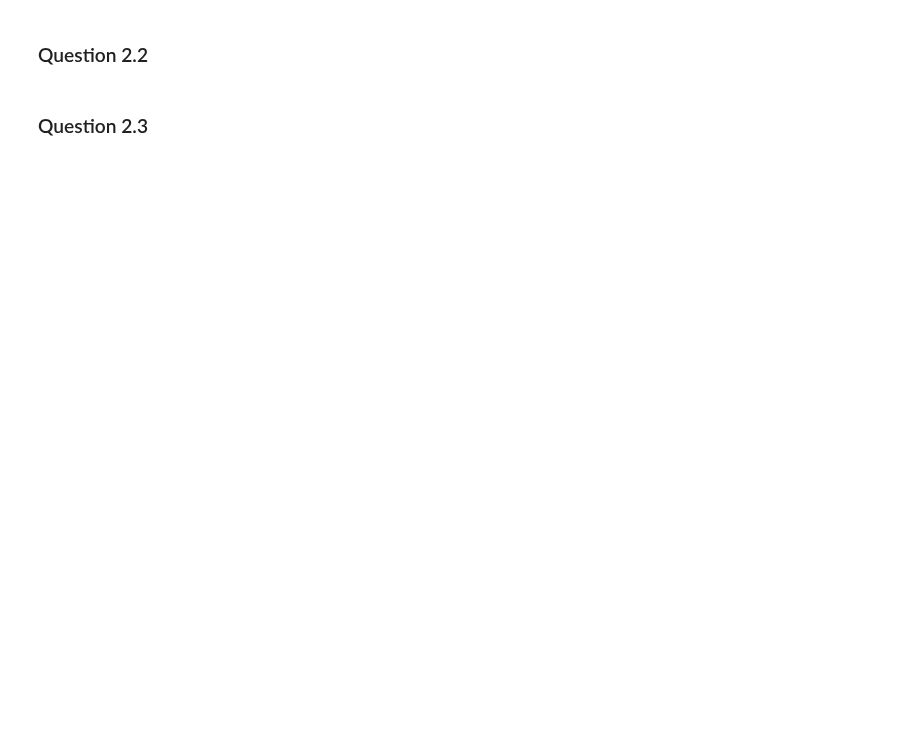
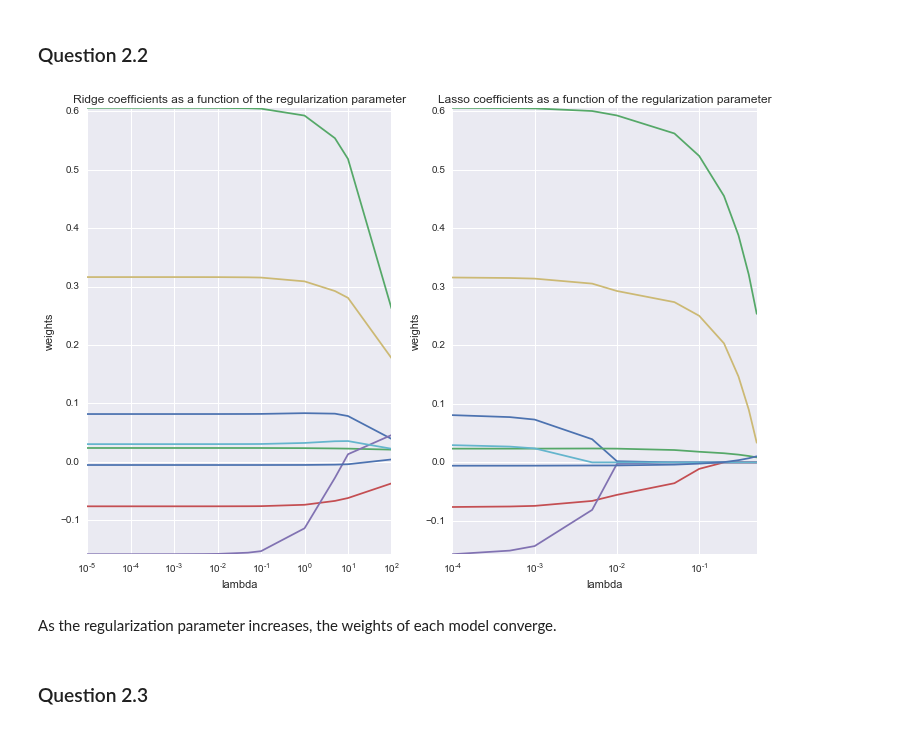
Before and after one commit to wenyangfu/EE361M_Homework, a Jupyter notebook: homework3/Group3_HW3.ipynb, the cells around one changed output. Drawn from its saved outputs; the diff is of its cells as text; code cells hidden in the pictures; blank space fills up the shorter version.

```diff
--- a/homework3/Group3_HW3.ipynb
+++ b/homework3/Group3_HW3.ipynb
@@ -48,0 +42,6 @@ from sklearn.metrics import accuracy_score
+# %%
+import pandas as pd
+import numpy as np
+
+data = pd.read_csv('prostate.csv')
+print(data.head(5))
@@ -49,4 +141,53 @@ from sklearn.metrics import accuracy_score
 # %% [markdown]
 ### Question 2.2
+# %%
+import matplotlib.pyplot as plt
+import seaborn as sns
+%matplotlib inline
+
+###############################################################################
+# Compute paths
+
+ridge_coefs = []
+for a in alphas_ridge:
+    ridge_clf.set_params(alpha=a)
+    ridge_clf.fit(X_train, y_train)
+    ridge_coefs.append(ridge_clf.coef_)
+
+lasso_coefs = []
+for a in alphas_lasso:
+    lasso_clf.set_params(alpha=a)
+    lasso_clf.fit(X_train, y_train)
+    lasso_coefs.append(lasso_clf.coef_)
+
+###############################################################################
+# Display results
+
+# fig = plt.figure()
+# ax = fig.add_subplot(1,1,1) # one row, one column, first plot
+
+fig, (ax1, ax2) = plt.subplots(nrows=1, ncols=2, sharex=False, figsize=(12,8)) # This code is far more concise!
+
+# ax1.set_prop_cycle(color=['b', 'r', 'g', 'c', 'k', 'y', 'm'])
+ax1.plot(alphas_ridge, ridge_coefs)
+ax1.set_xscale('log')
+# ax.set_xlim(ax.get_xlim()[::-1])  # reverse axis
+ax1.set_title('Ridge coefficients as a function of the regularization parameter')
+ax1.set_xlabel('lambda')
+ax1.set_ylabel('weights')
+ax1.axis('tight')
+
+# ax2.set_prop_cycle(color=['b', 'r', 'g', 'c', 'k', 'y', 'm'])
+ax2.plot(alphas_lasso, lasso_coefs)
+ax2.set_xscale('log')
+ax2.set_xlabel('lambda')
+ax2.set_ylabel('weights')
+ax2.set_title('Lasso coefficients as a function of the regularization parameter')
+ax2.axis('tight')
+plt.show()
+# %% [output]
+[figure, added]
+# %% [markdown]
+As the regularization parameter increases, the weights of each model converge.
 # %% [markdown]
 ### Question 2.3
```
Also changed, not shown: parts of 6 cells of this notebook.
